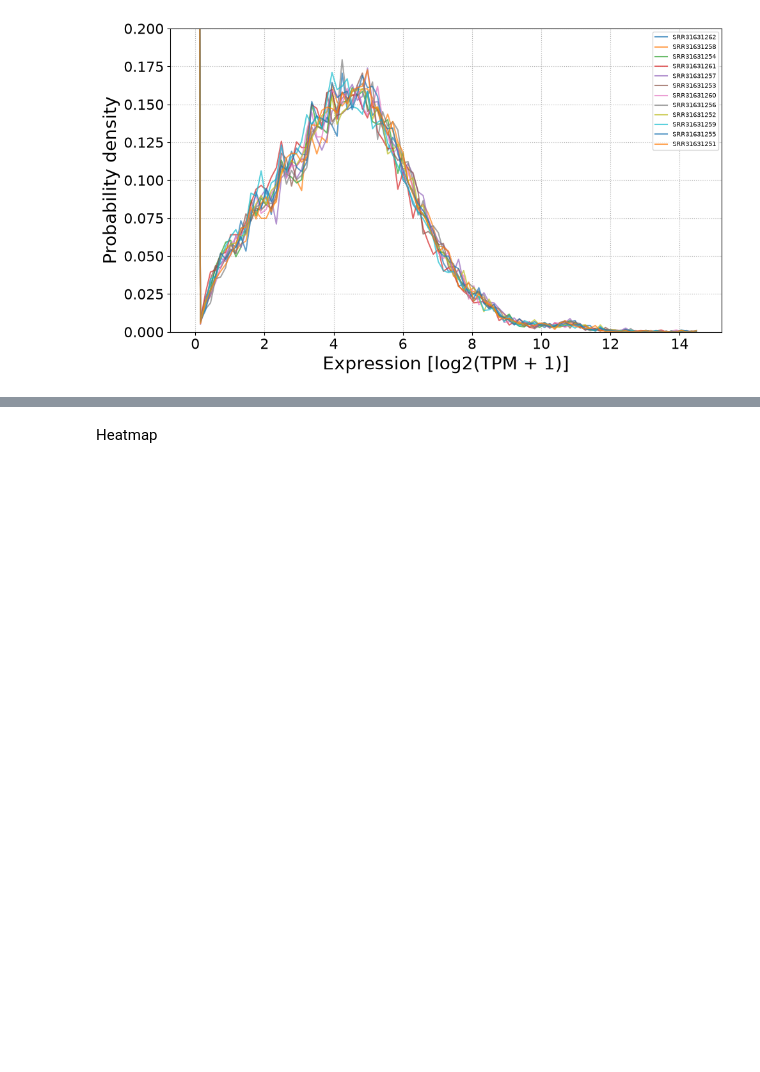
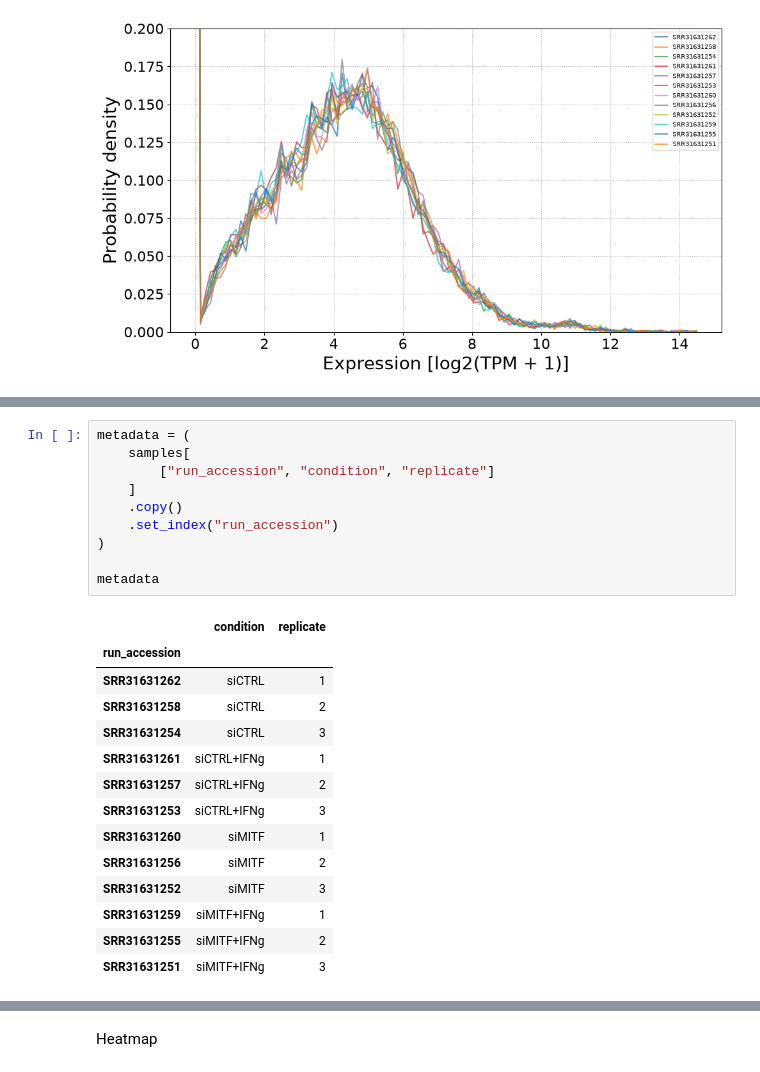
Before and after one commit to SvavaDa/GSE283655_project, a Jupyter notebook: GSE283655-simplified-data.ipynb, the cells around one changed output, grey strips where cells are left out. Drawn from its saved outputs; the diff is of its cells as text; blank space fills up the shorter version.

```diff
--- a/GSE283655-simplified-data.ipynb
+++ b/GSE283655-simplified-data.ipynb
@@ -1025,0 +1052,25 @@ plt.show()
+# %%
+metadata = (
+    samples[
+        ["run_accession", "condition", "replicate"]
+    ]
+    .copy()
+    .set_index("run_accession")
+)
+
+metadata
+# %% [output]
+|  | condition | replicate |
+| run_accession |  |  |
+| SRR31631262 | siCTRL | 1 |
+| SRR31631258 | siCTRL | 2 |
+| SRR31631254 | siCTRL | 3 |
+| SRR31631261 | siCTRL+IFNg | 1 |
+| SRR31631257 | siCTRL+IFNg | 2 |
+| SRR31631253 | siCTRL+IFNg | 3 |
+| SRR31631260 | siMITF | 1 |
+| SRR31631256 | siMITF | 2 |
+| SRR31631252 | siMITF | 3 |
+| SRR31631259 | siMITF+IFNg | 1 |
+| SRR31631255 | siMITF+IFNg | 2 |
+| SRR31631251 | siMITF+IFNg | 3 |
```
Also changed, not shown: parts of 16 cells of this notebook.
